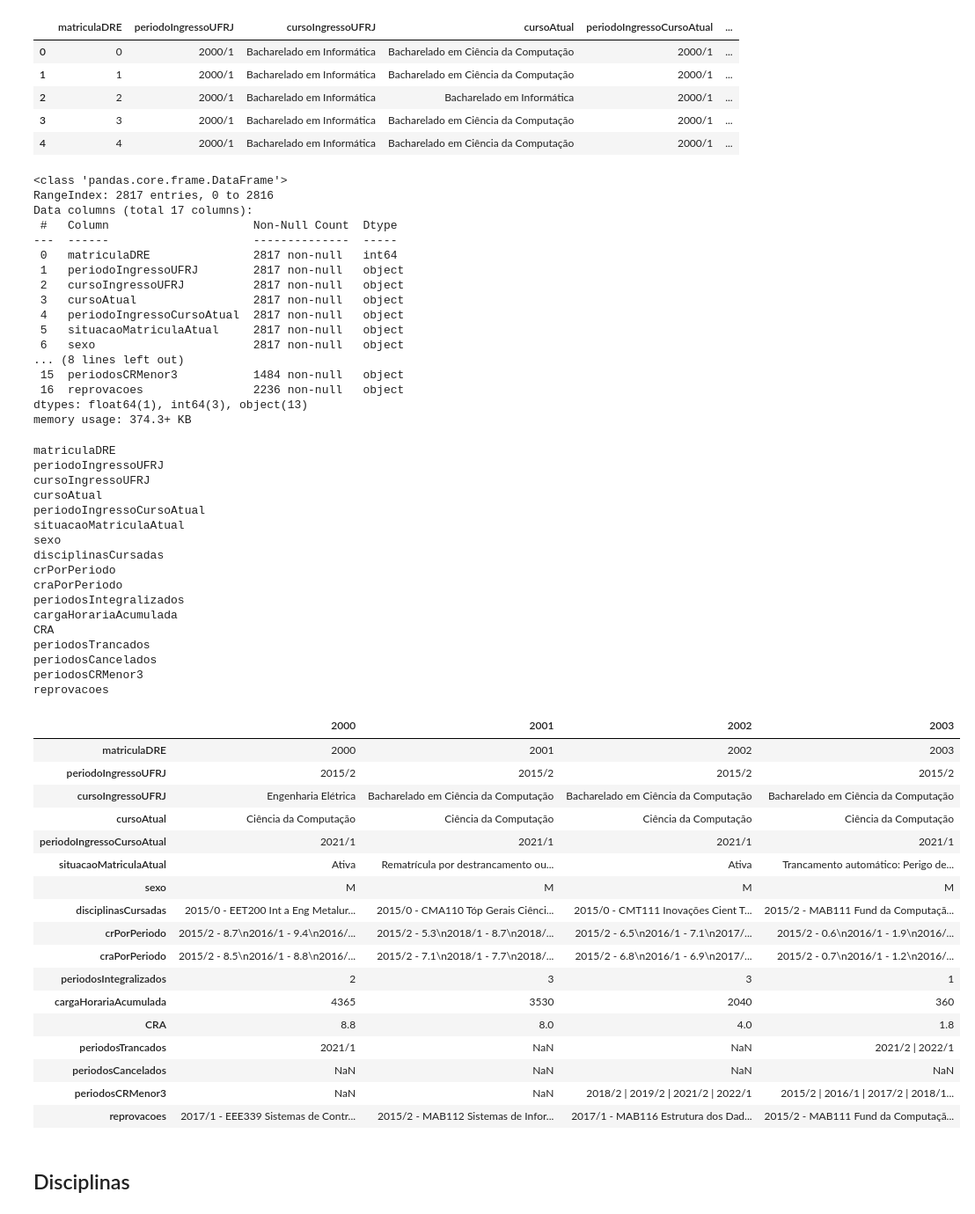
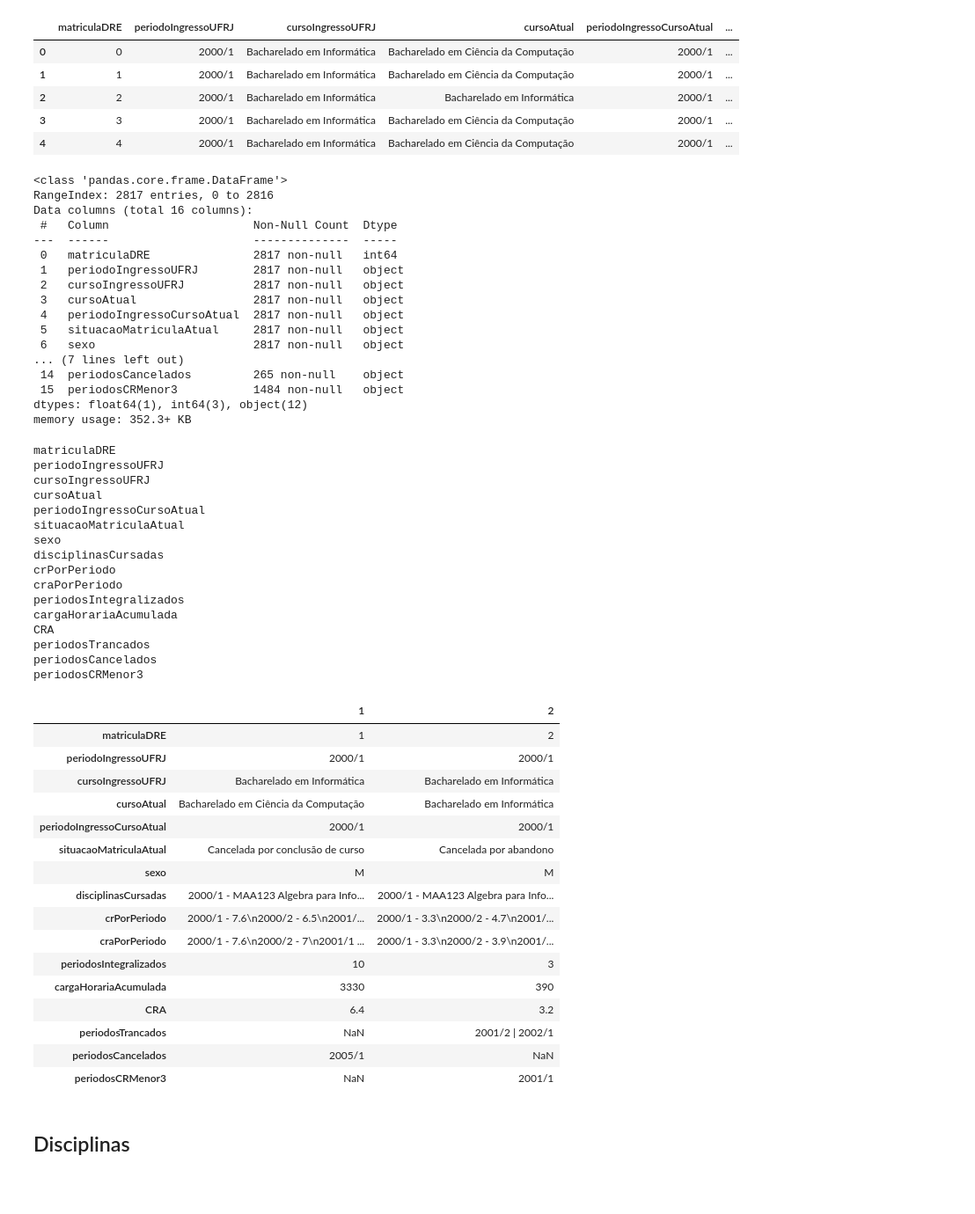
Before and after one commit to MarcosEduard0/Streamlit-TCC, a Jupyter notebook: marcos.ipynb, the cells around one changed output. Shown at 88% size. Cells and saved outputs as stored; diff of their text form; code cells hidden in the pictures; blank space fills up the shorter version.

```diff
--- a/marcos.ipynb
+++ b/marcos.ipynb
@@ -2,7 +2,7 @@
 import pandas as pd
 # %%
 df = pd.read_excel('data/arquivo_anonimizado.xlsx')
-df.drop('Unnamed: 0', axis=1, inplace=True)
+df.drop(['Unnamed: 0', 'reprovacoes'], axis=1, inplace=True)
 # %%
 df.head(5)
 # %% [output]
@@ -17,7 +17,7 @@ df.info()
 # %% [output]
 <class 'pandas.core.frame.DataFrame'>
 RangeIndex: 2817 entries, 0 to 2816
-Data columns (total 17 columns):
+Data columns (total 16 columns):
  #   Column                     Non-Null Count  Dtype
 ---  ------                     --------------  -----
  0   matriculaDRE               2817 non-null   int64
@@ -27,11 +27,11 @@ Data columns (total 17 columns):
  4   periodoIngressoCursoAtual  2817 non-null   object
  5   situacaoMatriculaAtual     2817 non-null   object
  6   sexo                       2817 non-null   object
-... (8 lines left out)
+... (7 lines left out)
+ 14  periodosCancelados         265 non-null    object
  15  periodosCRMenor3           1484 non-null   object
- 16  reprovacoes                2236 non-null   object
-dtypes: float64(1), int64(3), object(13)
-memory usage: 374.3+ KB
+dtypes: float64(1), int64(3), object(12)
+memory usage: 352.3+ KB
 # %%
 for coluna in df.columns:
     print(coluna)
@@ -52,28 +52,26 @@ CRA
 periodosTrancados
 periodosCancelados
 periodosCRMenor3
-reprovacoes
 # %%
-df.iloc[2000:2004].T
+df.iloc[1:3].T
 # %% [output]
-|  | 2000 | 2001 | 2002 | 2003 |
-| matriculaDRE | 2000 | 2001 | 2002 | 2003 |
-| periodoIngressoUFRJ | 2015/2 | 2015/2 | 2015/2 | 2015/2 |
-| cursoIngressoUFRJ | Engenharia Elétrica | Bacharelado em Ciência da Computação | Bacharelado em Ciência da Computação | Bacharelado em Ciência da Computação |
-| cursoAtual | Ciência da Computação | Ciência da Computação | Ciência da Computação | Ciência da Computação |
-| periodoIngressoCursoAtual | 2021/1 | 2021/1 | 2021/1 | 2021/1 |
-| situacaoMatriculaAtual | Ativa | Rematrícula por destrancamento ou... | Ativa | Trancamento automático: Perigo de... |
-| sexo | M | M | M | M |
-| disciplinasCursadas | 2015/0 - EET200 Int a Eng Metalur... | 2015/0 - CMA110 Tóp Gerais Ciênci... | 2015/0 - CMT111 Inovações Cient T... | 2015/2 - MAB111 Fund da Computaçã... |
-| crPorPeriodo | 2015/2 - 8.7\n2016/1 - 9.4\n2016/... | 2015/2 - 5.3\n2018/1 - 8.7\n2018/... | 2015/2 - 6.5\n2016/1 - 7.1\n2017/... | 2015/2 - 0.6\n2016/1 - 1.9\n2016/... |
-| craPorPeriodo | 2015/2 - 8.5\n2016/1 - 8.8\n2016/... | 2015/2 - 7.1\n2018/1 - 7.7\n2018/... | 2015/2 - 6.8\n2016/1 - 6.9\n2017/... | 2015/2 - 0.7\n2016/1 - 1.2\n2016/... |
-| periodosIntegralizados | 2 | 3 | 3 | 1 |
-| cargaHorariaAcumulada | 4365 | 3530 | 2040 | 360 |
-| CRA | 8.8 | 8.0 | 4.0 | 1.8 |
-| periodosTrancados | 2021/1 | NaN | NaN | 2021/2 | 2022/1 |
-| periodosCancelados | NaN | NaN | NaN | NaN |
-| periodosCRMenor3 | NaN | NaN | 2018/2 | 2019/2 | 2021/2 | 2022/1 | 2015/2 | 2016/1 | 2017/2 | 2018/1... |
-| reprovacoes | 2017/1 - EEE339 Sistemas de Contr... | 2015/2 - MAB112 Sistemas de Infor... | 2017/1 - MAB116 Estrutura dos Dad... | 2015/2 - MAB111 Fund da Computaçã... |
+|  | 1 | 2 |
+| matriculaDRE | 1 | 2 |
+| periodoIngressoUFRJ | 2000/1 | 2000/1 |
+| cursoIngressoUFRJ | Bacharelado em Informática | Bacharelado em Informática |
+| cursoAtual | Bacharelado em Ciência da Computação | Bacharelado em Informática |
+| periodoIngressoCursoAtual | 2000/1 | 2000/1 |
+| situacaoMatriculaAtual | Cancelada por conclusão de curso | Cancelada por abandono |
+| sexo | M | M |
+| disciplinasCursadas | 2000/1 - MAA123 Algebra para Info... | 2000/1 - MAA123 Algebra para Info... |
+| crPorPeriodo | 2000/1 - 7.6\n2000/2 - 6.5\n2001/... | 2000/1 - 3.3\n2000/2 - 4.7\n2001/... |
+| craPorPeriodo | 2000/1 - 7.6\n2000/2 - 7\n2001/1 ... | 2000/1 - 3.3\n2000/2 - 3.9\n2001/... |
+| periodosIntegralizados | 10 | 3 |
+| cargaHorariaAcumulada | 3330 | 390 |
+| CRA | 6.4 | 3.2 |
+| periodosTrancados | NaN | 2001/2 | 2002/1 |
+| periodosCancelados | 2005/1 | NaN |
+| periodosCRMenor3 | NaN | 2001/1 |
 # %%
 df.dropna(subset=['disciplinasCursadas'], inplace=True)
 # %%
```
Also changed, not shown: parts of 22 cells of this notebook.
